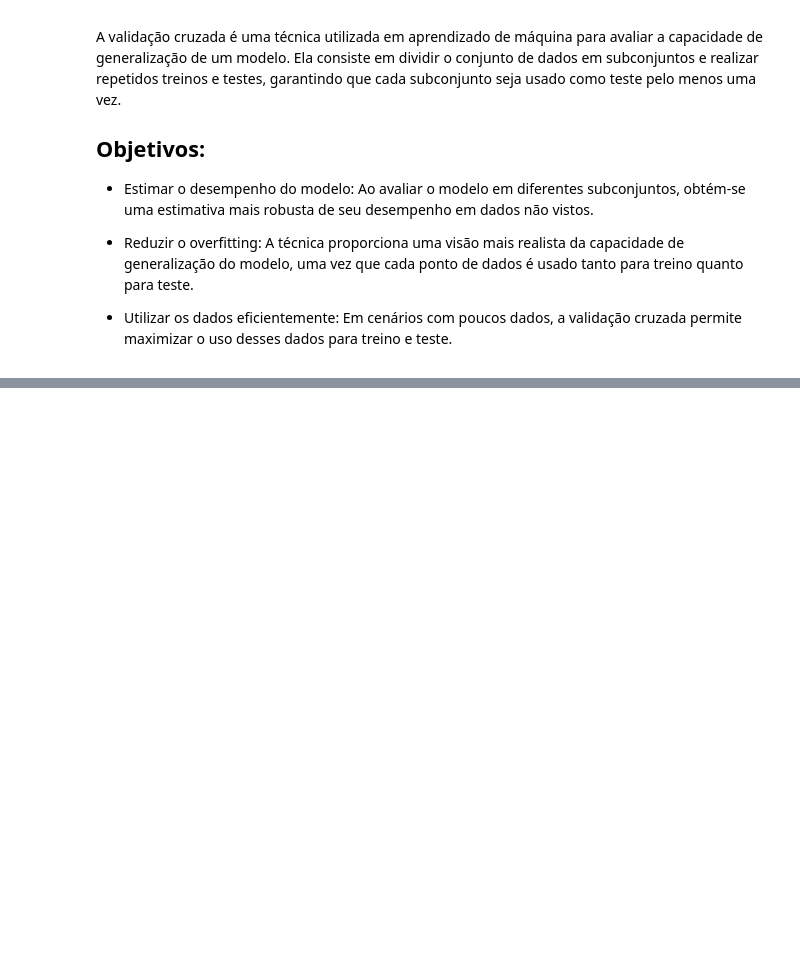
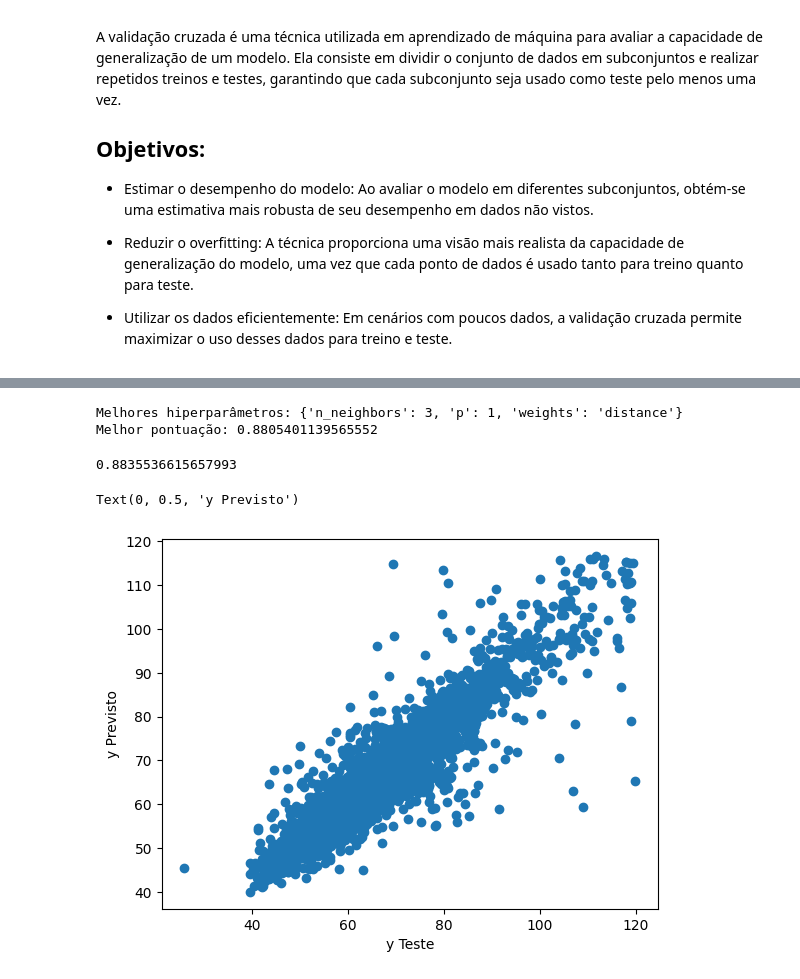
Before and after one commit to leandroneckel/aulas_data_science, a Jupyter notebook: Notebooks/Unidade 4/03_cross_validation.ipynb, the cells around one changed output, grey strips where cells are left out. Drawn from its saved outputs; the diff is of its cells as text; code cells hidden in the pictures; blank space fills up the shorter version.

```diff
--- a/Notebooks/Unidade 4/03_cross_validation.ipynb
+++ b/Notebooks/Unidade 4/03_cross_validation.ipynb
@@ -57,0 +123,10 @@ mape
+# %%
+from sklearn.model_selection import GridSearchCV
+modelo = KNeighborsRegressor()
+param_grid = {
+    'n_neighbors': [3, 5],       # 2 níveis: 3 e 5 vizinhos
+    'weights': ['uniform', 'distance'],  # 2 níveis: uniforme e baseado em distância
+    'p': [1, 2]                  # 2 níveis: l1 (Manhattan) e l2 (Euclidiana)
+}
+grid_search = GridSearchCV(modelo, param_grid, cv=5, scoring='neg_mean_absolute_percentage_error',verbose=3)
+grid_search.fit(x_treino,y_treino)
@@ -57,0 +172,10 @@ mape
+# %%
+modelo = KNeighborsRegressor()
+param_grid = {
+    'n_neighbors': [3, 5],       # 2 níveis: 3 e 5 vizinhos
+    'weights': ['uniform', 'distance'],  # 2 níveis: uniforme e baseado em distância
+    'p': [1, 2]                  # 2 níveis: l1 (Manhattan) e l2 (Euclidiana)
+}
+scoring = {'MAPE': 'neg_mean_absolute_percentage_error', 'R2': 'r2'}
+grid_search = GridSearchCV(modelo, param_grid, cv=5, scoring=scoring,verbose=3,refit='R2')
+grid_search.fit(x_treino,y_treino)
@@ -57,0 +222,21 @@ mape
+# %%
+print("Melhores hiperparâmetros:", grid_search.best_params_)
+print("Melhor pontuação:", grid_search.best_score_)
+# %% [output]
+Melhores hiperparâmetros: {'n_neighbors': 3, 'p': 1, 'weights': 'distance'}
+Melhor pontuação: 0.8805401139565552
+# %%
+best_model = grid_search.best_estimator_
+y_prev = best_model.predict(x_teste)
+from sklearn.metrics import r2_score
+r2 = r2_score(y_teste,y_prev)
+r2
+# %% [output]
+0.8835536615657993
+# %%
+plt.scatter(y_teste,y_prev)
+plt.xlabel('y Teste')
+plt.ylabel('y Previsto')
+# %% [output]
+Text(0, 0.5, 'y Previsto')
+[figure, added]
```
Also changed, not shown: parts of 25 cells of this notebook, 2 other files.
